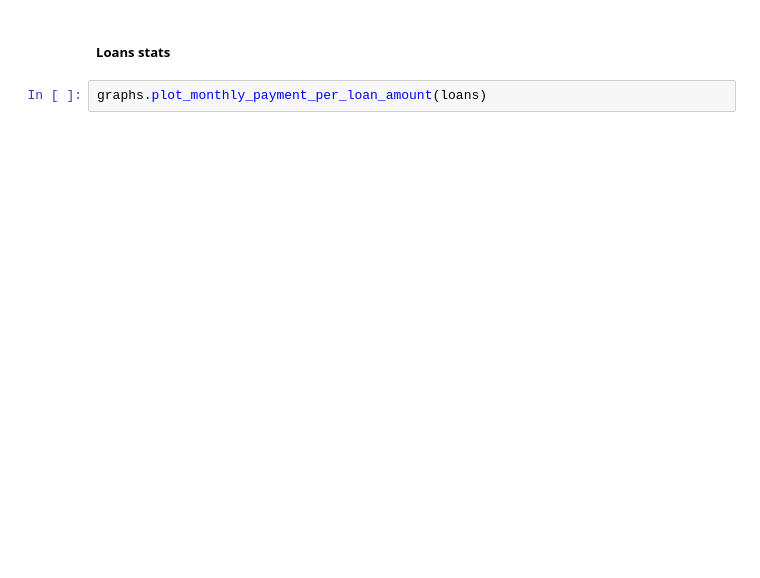
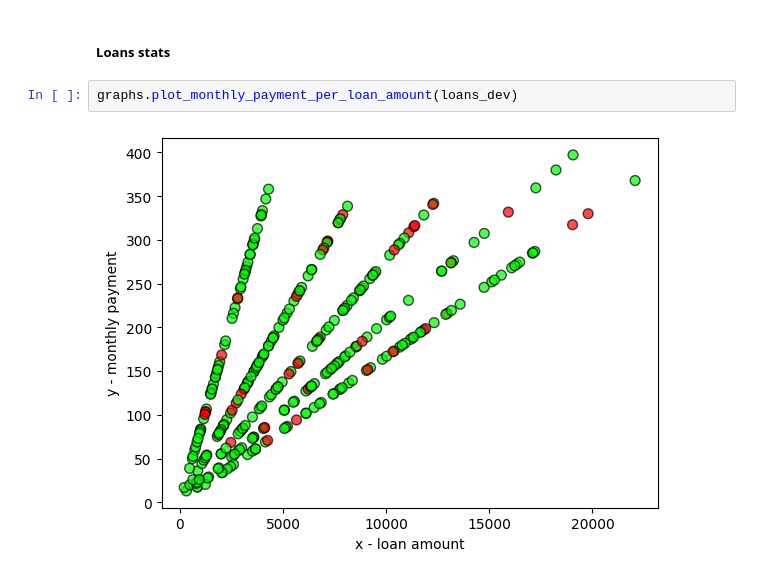
Before and after one commit to bdmendes/feup-ac-banking, a Jupyter notebook: stats.ipynb, the cells around one changed output. Drawn from its saved outputs; the diff is of its cells as text; blank space fills up the shorter version.

```diff
--- a/stats.ipynb
+++ b/stats.ipynb
@@ -70,5 +37,7 @@ graphs.plot_gender_distribution(clients)
 # %% [markdown]
 ##### Loans stats
 # %%
-graphs.plot_monthly_payment_per_loan_amount(loans)
+graphs.plot_monthly_payment_per_loan_amount(loans_dev)
+# %% [output]
+[figure, added]
 # %%
```
Also changed, not shown: parts of 7 cells of this notebook.
